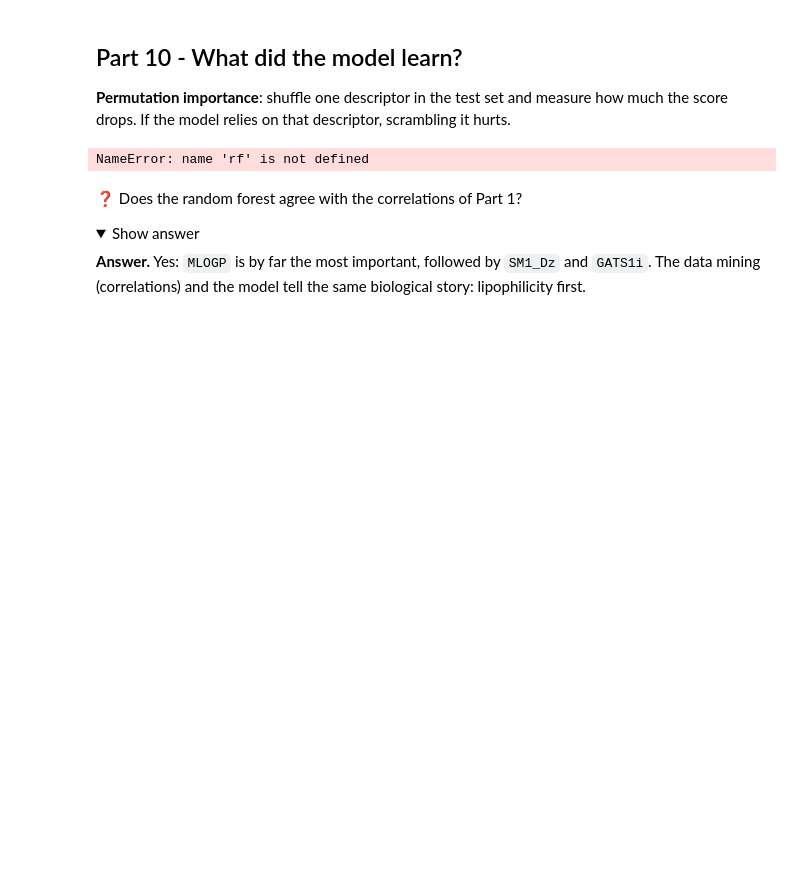
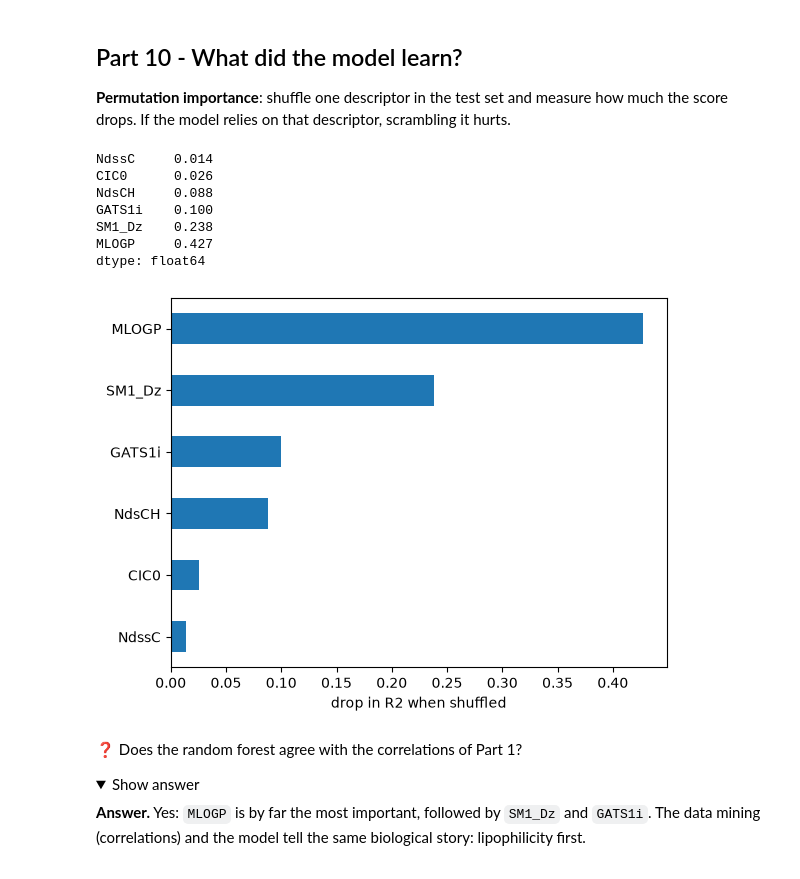
Before and after one commit to giorginolab/AI-qbio-classes, a Jupyter notebook: classes/1_basics/basics.ipynb, the cells around one changed output. Drawn from its saved outputs; the diff is of its cells as text; code cells hidden in the pictures; folded sections open; blank space fills up the shorter version.

```diff
--- a/classes/1_basics/basics.ipynb
+++ b/classes/1_basics/basics.ipynb
@@ -1051,14 +1051,23 @@ probably still improve it. The shaded gap is how much the model has memorised.
 drops. If the model relies on that descriptor, scrambling it hurts.
 # %%
 from sklearn.inspection import permutation_importance
+
+rf = RandomForestRegressor(n_estimators=300, random_state=RNG, n_jobs=-1).fit(X_train, y_train)
 
 imp = permutation_importance(rf, X_test, y_test, n_repeats=20, random_state=RNG, scoring="r2")
 importance = pd.Series(imp.importances_mean, index=X.columns).sort_values()
 print(importance)
 importance.plot.barh()
 plt.xlabel("drop in R2 when shuffled");
 # %% [output]
-NameError: name 'rf' is not defined
+NdssC     0.014
+CIC0      0.026
+NdsCH     0.088
+GATS1i    0.100
+SM1_Dz    0.238
+MLOGP     0.427
+dtype: float64
+[figure, added]
 # %% [markdown]
 ❓ Does the random forest agree with the correlations of Part 1?
 
```
Also changed, not shown: parts of 6 cells of this notebook, 1 other file.
